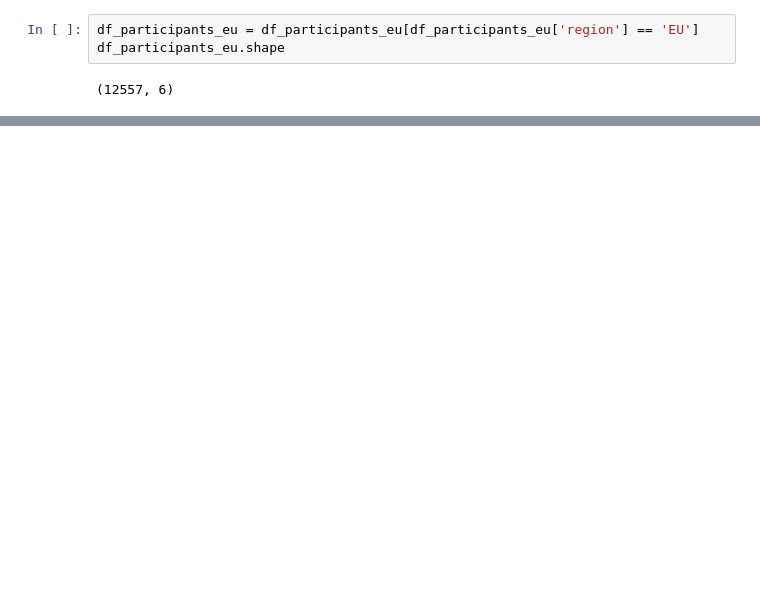
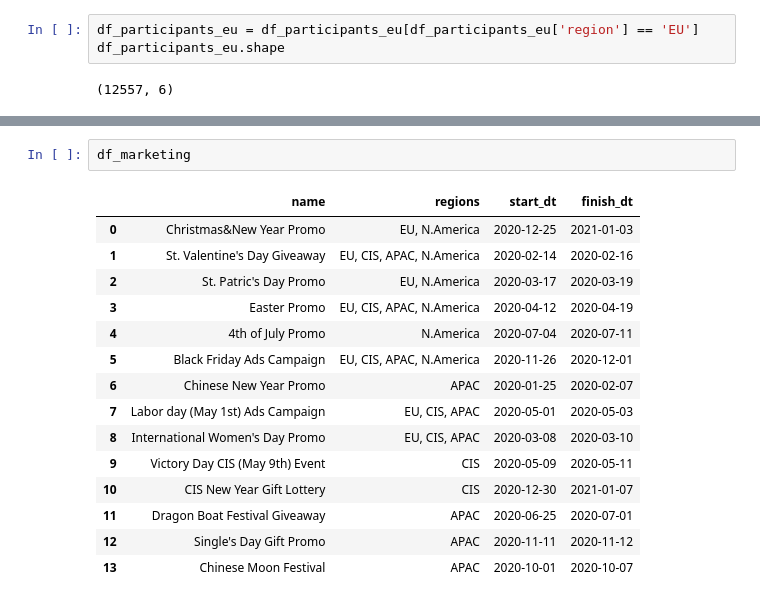
Before and after one commit to ezodia1/testeab, a Jupyter notebook: teste_ab.ipynb, the cells around one changed output, grey strips where cells are left out. Saved outputs shown, nothing was run; the diff lists cells and outputs as text; blank space fills up the shorter version.

```diff
--- a/teste_ab.ipynb
+++ b/teste_ab.ipynb
@@ -285,0 +331,18 @@ df_participants_eu_recomender.shape()
+# %%
+df_marketing
+# %% [output]
+|  | name | regions | start_dt | finish_dt |
+| 0 | Christmas&New Year Promo | EU, N.America | 2020-12-25 | 2021-01-03 |
+| 1 | St. Valentine's Day Giveaway | EU, CIS, APAC, N.America | 2020-02-14 | 2020-02-16 |
+| 2 | St. Patric's Day Promo | EU, N.America | 2020-03-17 | 2020-03-19 |
+| 3 | Easter Promo | EU, CIS, APAC, N.America | 2020-04-12 | 2020-04-19 |
+| 4 | 4th of July Promo | N.America | 2020-07-04 | 2020-07-11 |
+| 5 | Black Friday Ads Campaign | EU, CIS, APAC, N.America | 2020-11-26 | 2020-12-01 |
+| 6 | Chinese New Year Promo | APAC | 2020-01-25 | 2020-02-07 |
+| 7 | Labor day (May 1st) Ads Campaign | EU, CIS, APAC | 2020-05-01 | 2020-05-03 |
+| 8 | International Women's Day Promo | EU, CIS, APAC | 2020-03-08 | 2020-03-10 |
+| 9 | Victory Day CIS (May 9th) Event | CIS | 2020-05-09 | 2020-05-11 |
+| 10 | CIS New Year Gift Lottery | CIS | 2020-12-30 | 2021-01-07 |
+| 11 | Dragon Boat Festival Giveaway | APAC | 2020-06-25 | 2020-07-01 |
+| 12 | Single's Day Gift Promo | APAC | 2020-11-11 | 2020-11-12 |
+| 13 | Chinese Moon Festival | APAC | 2020-10-01 | 2020-10-07 |
```
Also changed, not shown: parts of 15 cells of this notebook.
